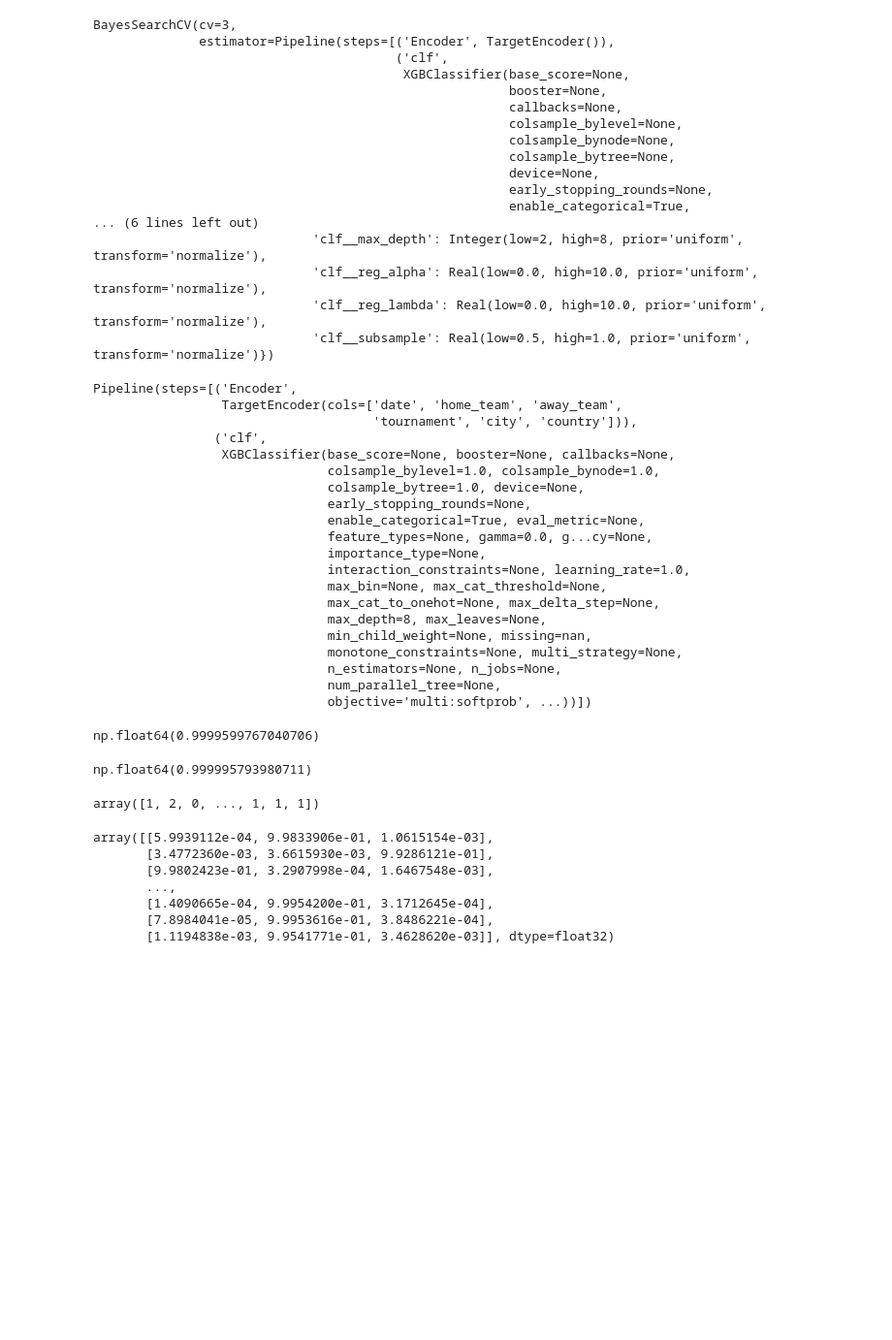
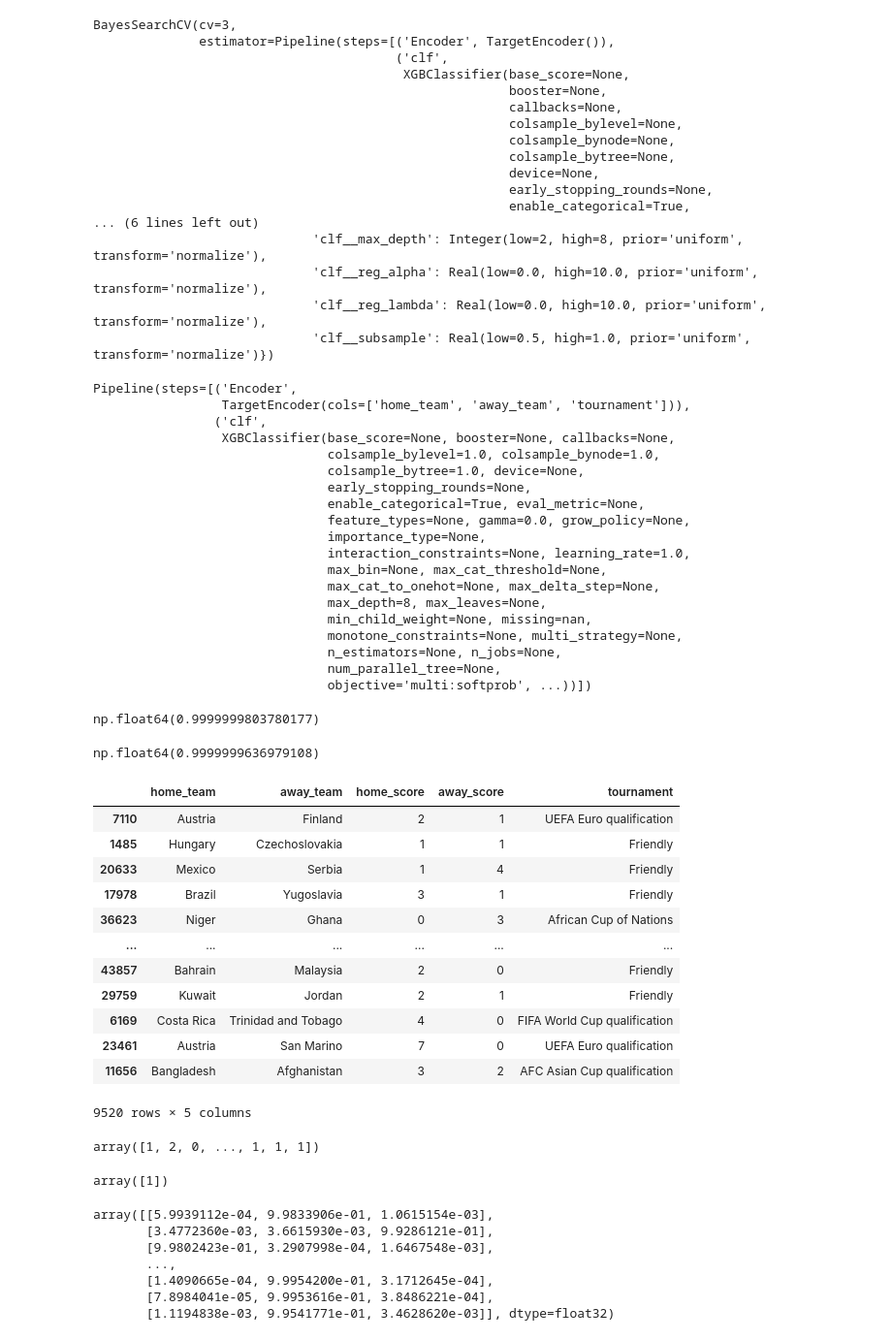
Before and after one commit to Prachi-343/The-Football-World, a Jupyter notebook: notebooks/research.ipynb, the cells around one changed output. Shown at 97% size. Cells and saved outputs as stored; diff of their text form; code cells hidden in the pictures; blank space fills up the shorter version.

Commit message:
update the prediction pipeline

```diff
--- a/notebooks/research.ipynb
+++ b/notebooks/research.ipynb
@@ -46,4 +46,4 @@ match_outcome
 2    10829
 Name: count, dtype: int64
 # %%
-data.drop(columns=["date", "city", "country","neutral"])
+data=data.drop(columns=["date", "city", "country","neutral"])
@@ -110,15 +96,14 @@ BayesSearchCV(cv=3,
 opt.best_estimator_
 # %% [output]
 Pipeline(steps=[('Encoder',
-                 TargetEncoder(cols=['date', 'home_team', 'away_team',
-                                     'tournament', 'city', 'country'])),
+                 TargetEncoder(cols=['home_team', 'away_team', 'tournament'])),
                 ('clf',
                  XGBClassifier(base_score=None, booster=None, callbacks=None,
                                colsample_bylevel=1.0, colsample_bynode=1.0,
                                colsample_bytree=1.0, device=None,
                                early_stopping_rounds=None,
                                enable_categorical=True, eval_metric=None,
-                               feature_types=None, gamma=0.0, g...cy=None,
+                               feature_types=None, gamma=0.0, grow_policy=None,
                                importance_type=None,
                                interaction_constraints=None, learning_rate=1.0,
                                max_bin=None, max_cat_threshold=None,
@@ -132,11 +117,27 @@ Pipeline(steps=[('Encoder',
 # %%
 opt.best_score_
 # %% [output]
-np.float64(0.9999599767040706)
+np.float64(0.9999999803780177)
 # %%
 opt.score(x_test, y_test)
 # %% [output]
-np.float64(0.999995793980711)
+np.float64(0.9999999636979108)
+# %%
+x_test
+# %% [output]
+|  | home_team | away_team | home_score | away_score | tournament |
+| 7110 | Austria | Finland | 2 | 1 | UEFA Euro qualification |
+| 1485 | Hungary | Czechoslovakia | 1 | 1 | Friendly |
+| 20633 | Mexico | Serbia | 1 | 4 | Friendly |
+| 17978 | Brazil | Yugoslavia | 3 | 1 | Friendly |
+| 36623 | Niger | Ghana | 0 | 3 | African Cup of Nations |
+| ... | ... | ... | ... | ... | ... |
+| 43857 | Bahrain | Malaysia | 2 | 0 | Friendly |
+| 29759 | Kuwait | Jordan | 2 | 1 | Friendly |
+| 6169 | Costa Rica | Trinidad and Tobago | 4 | 0 | FIFA World Cup qualification |
+| 23461 | Austria | San Marino | 7 | 0 | UEFA Euro qualification |
+| 11656 | Bangladesh | Afghanistan | 3 | 2 | AFC Asian Cup qualification |
+9520 rows × 5 columns
 # %%
 opt.predict(x_test)
 # %% [output]
@@ -144,3 +172,14 @@ array([1, 2, 0, ..., 1, 1, 1])
+# %%
+user_input = CustomData(
+    home_team='Scotland',
+    away_team='Germany',
+    tournament='Friendly'
+)
+
+final_data=user_input.get_data_as_dataframe()
+opt.predict(final_data)
+# %% [output]
+array([1])
 # %%
 opt.predict_proba(x_test)
 # %% [output]
```
Also changed, not shown: parts of 2 cells of this notebook, 2 other files.
